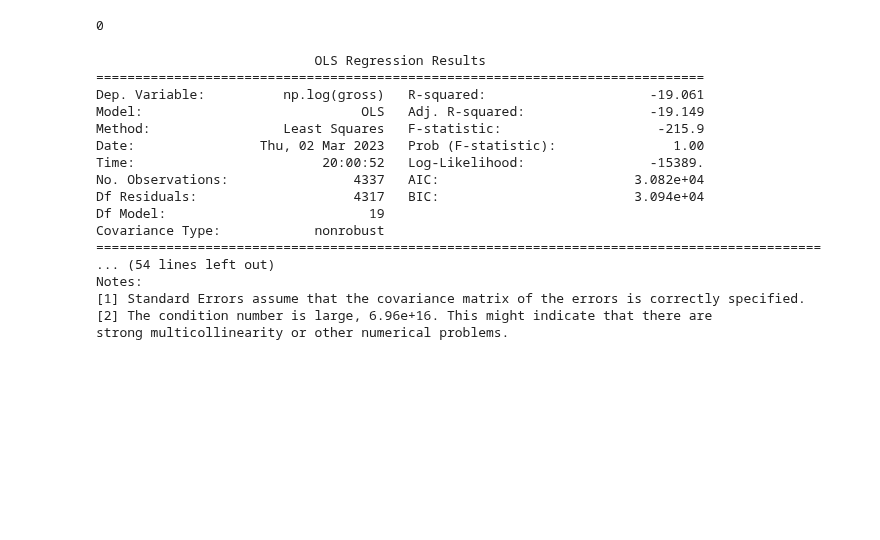
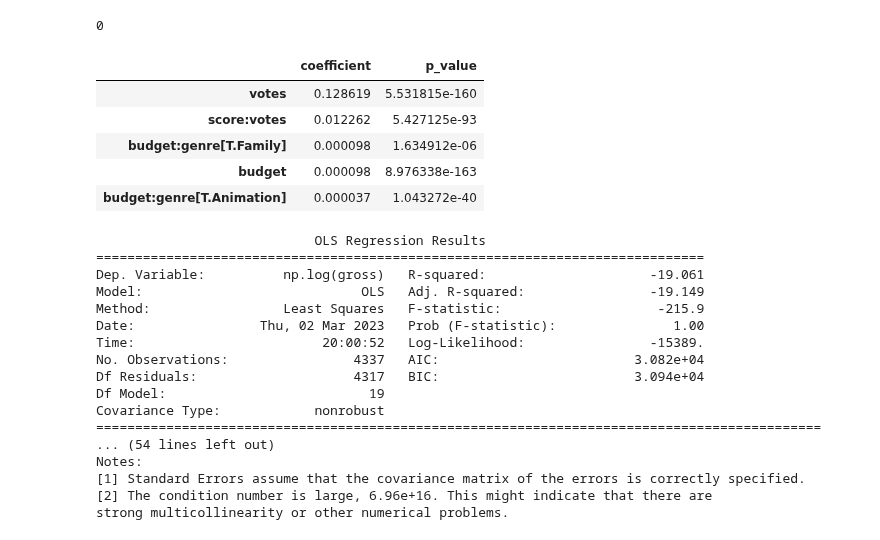
Before and after one commit to isabelgabrielaknight/final-project-303-2, a Jupyter notebook: final_model.ipynb, the cells around one changed output. Cells and saved outputs as stored; diff of their text form; code cells hidden in the pictures; blank space fills up the shorter version.

```diff
--- a/final_model.ipynb
+++ b/final_model.ipynb
@@ -678,6 +678,23 @@ print(np.sqrt(((np.sqrt(test.gross) - (pred_sqrt_gross))**2).mean()))
 model_sqrt.predict(test).isnull().sum()
 # %% [output]
 0
+# %%
+# Sorting model predictors by abs value of coefficient
+
+params_sorted = abs(model_sqrt.params).sort_values(ascending=False)
+
+params_df = pd.DataFrame(params_sorted, columns=['coefficient'])
+
+params_df['p_value'] = model_sqrt.pvalues
+
+params_df.loc[params_df['p_value'] <= 0.05].head(5)
+# %% [output]
+|  | coefficient | p_value |
+| votes | 0.128619 | 5.531815e-160 |
+| score:votes | 0.012262 | 5.427125e-93 |
+| budget:genre[T.Family] | 0.000098 | 1.634912e-06 |
+| budget | 0.000098 | 8.976338e-163 |
+| budget:genre[T.Animation] | 0.000037 | 1.043272e-40 |
 # %%
 # log of the model
 ols_object = smf.ols(formula = 'np.log(gross)~budget*genre+score*votes+rating+I(budget**2)+I(votes**2)+I(score*votes**2)', data = train)
```
Also changed, not shown: parts of 2 cells of this notebook.
